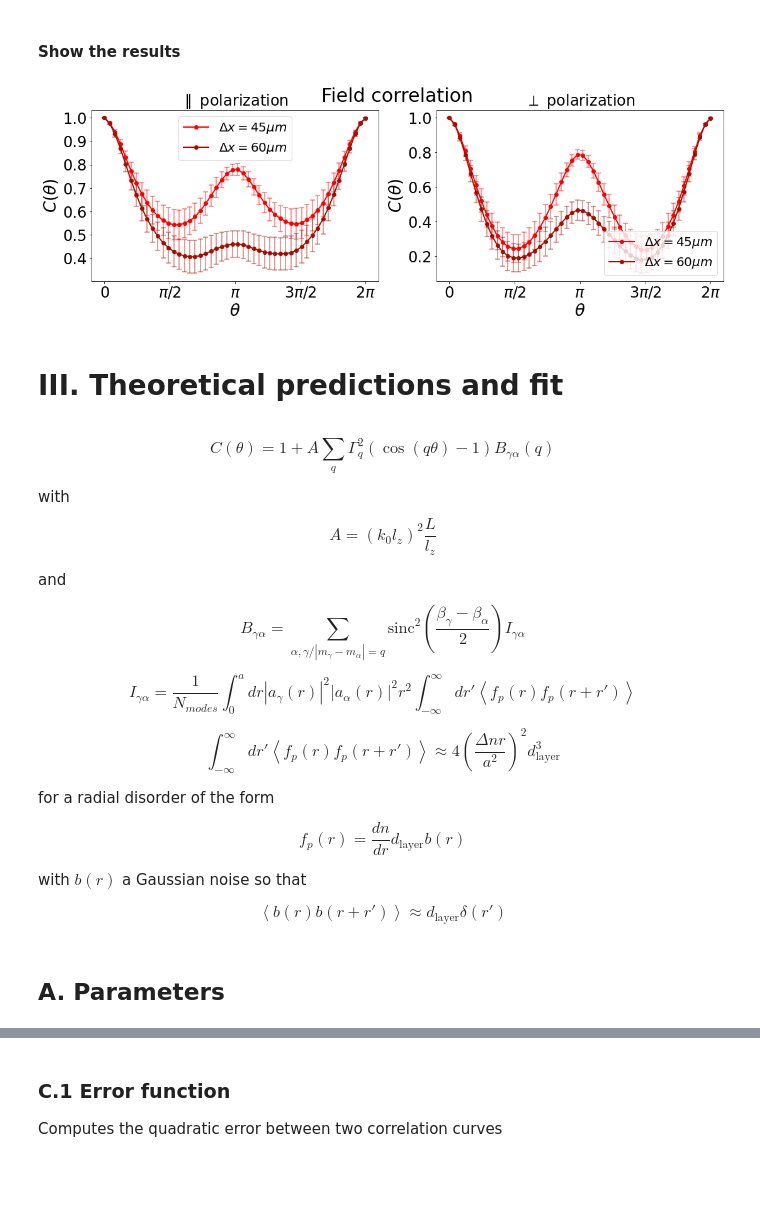
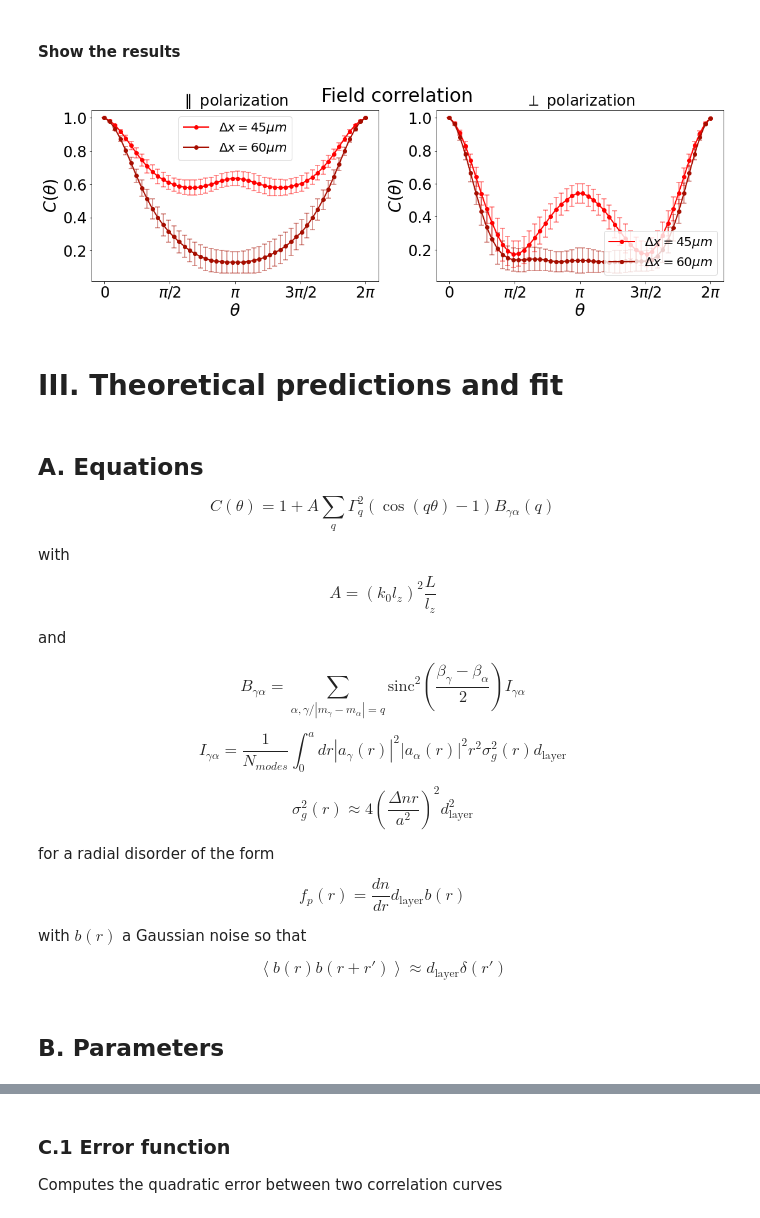
Before and after one commit to wavefrontshaping/article_RME_2023, a Jupyter notebook: Experiment_VS_Model/Experiment_VS_Model.ipynb, the cells around one changed output, grey strips where cells are left out. Cells and saved outputs as stored; diff of their text form; code cells hidden in the pictures; blank space fills up the shorter version.

```diff
--- a/Experiment_VS_Model/Experiment_VS_Model.ipynb
+++ b/Experiment_VS_Model/Experiment_VS_Model.ipynb
@@ -40,8 +43,7 @@ pyMMF.__file__
 # %%
-# FIBER = 'Draka-GRIN'
-FIBER = 'GRIN3'
+# FIBER = 'Draka_GRIN'
+FIBER = "TL_GRIN"
 DATA_PATH = Path("../Data") / FIBER
-# DATA_PATH = "../Data/"
 
 # path to save images
 IMAGE_FOLDER = Path("../images") / FIBER
@@ -49,11 +51,11 @@ os.makedirs(IMAGE_FOLDER, exist_ok=True)
 
 
 def file_path(file_name):
-    return os.path.join(DATA_PATH, file_name)
+    return DATA_PATH / file_name
 
 
 def image_path(file_name):
-    return os.path.join(IMAGE_FOLDER, file_name)
+    return IMAGE_FOLDER / file_name
 # %% [markdown]
 **Parameters for plots**
 # %%
@@ -307,7 +320,7 @@ param['fiber']
 # %% [markdown]
 **load and concatenate the measurements for random input at different levels of deformation**
 # %%
-filepaths = glob.glob(file_path("Ys_rnd_small_p1_*.npz"))
+filepaths = glob.glob(str(file_path("Ys_rnd_small_p1_*.npz")))
 arrays = []
 for filepath in filepaths:
     data = np.load(filepath)
@@ -317,7 +330,7 @@ Ys_rnd_p1 = np.stack(arrays, axis=0)
 # move the axis so that the penultimate one corresponds to angles
 Ys_rnd_p1 = np.moveaxis(Ys_rnd_p1, -3, -2)
 
-filepaths = glob.glob(file_path("Ys_rnd_small_p2_*.npz"))
+filepaths = glob.glob(str(file_path("Ys_rnd_small_p2_*.npz")))
 arrays = []
 for filepath in filepaths:
     data = np.load(filepath)
@@ -397,12 +408,18 @@ save_data()
 #### Show the results
 # %%
 def plot_error(y, y_err, color):
-    plt.errorbar(angles,y  , yerr=y_err, color = color,
-        linewidth = 2,
-        linestyle = 'None',
-        capsize = 4,
-        capthick = 2,
-        alpha = 0.4)
+    plt.errorbar(
+        angles,
+        y,
+        yerr=y_err,
+        color=color,
+        linewidth=2,
+        linestyle="None",
+        capsize=4,
+        capthick=2,
+        alpha=0.4,
+    )
+
 
 def show_RME_corr_2pola(show_error=True, save_fig=True):
     deformations2show = [2, 3]
@@ -445,33 +462,33 @@ def show_RME_corr_2pola(show_error=True, save_fig=True):
             color=color,
             marker="o",
             linewidth=2,
         )
         if show_error:
             plot_error(
                 Corr_mean_exp_p2[ind_deformation],
                 Corr_std_exp_p2[ind_deformation],
                 color=color,
             )
     plt.xlabel(r"$\theta$", fontsize=LABEL_SIZE)
     plt.ylabel(r"$C(\theta)$", fontsize=LABEL_SIZE)
     xticks = [0, np.pi / 2, np.pi, 3 * np.pi / 2, 2 * np.pi]
     xtics_labels = [r"$0$", r"$\pi/2$", r"$\pi$", r"$3\pi/2$", r"$2\pi$"]
     plt.xticks(xticks, xtics_labels, fontsize=TICK_SIZE)
     plt.yticks(fontsize=TICK_SIZE)
     plt.legend(fontsize=LEGEND_SIZE, loc="lower right")
     plt.title(r"$\perp$ polarization", fontsize=SMALL_TITLE_SIZE)
 
     plt.suptitle("Field correlation", fontsize=SUP_TITLE_SIZE)
 
     if save_fig:
         plt.savefig(
             image_path(f"RMEcorr_Vs_deform.svg"),
             dpi=300,
         )
 
 
 show_RME_corr_2pola(show_error=True, save_fig=SAVE_FIG)
 # %% [output]
-[figure, old version]
+[figure, new version]
 # %%
 nmodes = TMs_mode.shape[-1]
@@ -480,6 +497,8 @@ TMs_pola2 = TMs_mode[:,nmodes:, :]
 # %% [markdown]
 # III. Theoretical predictions and fit
 # %% [markdown]
+## A. Equations
+
 
 $$
     C(\theta) =  1+
@@ -500,12 +519,12 @@ $$
 $$
 I_{\gamma\alpha} = \frac{1}{N_{modes}}
     \int_0^a dr \left|a_\gamma(r)\right|^2 \left|a_\alpha(r)\right|^2 r^2
-    \int_{-\infty}^\infty dr' \left\langle f_p(r) f_p(r+r') \right\rangle
+    \sigma^2_g(r) d_\text{layer}
 $$
 
 $$
-    \int_{-\infty}^\infty dr' \left\langle f_p(r) f_p(r+r') \right\rangle
-    \approx 4 \left(\frac{\Delta n r}{a^2}\right)^2 d_\text{layer}^3
+    \sigma^2_g(r)
+    \approx 4 \left(\frac{\Delta n r}{a^2}\right)^2 d_\text{layer}^2
 $$
 
 for a radial disorder of the form
@@ -521,6 +540,6 @@ $$
 \left\langle b(r) b(r+r') \right\rangle  \approx d_\text{layer} \delta(r')
 $$
 # %% [markdown]
-## A. Parameters
+## B. Parameters
 # %%
 # total fiber length
```
Also changed, not shown: parts of 72 cells of this notebook.
